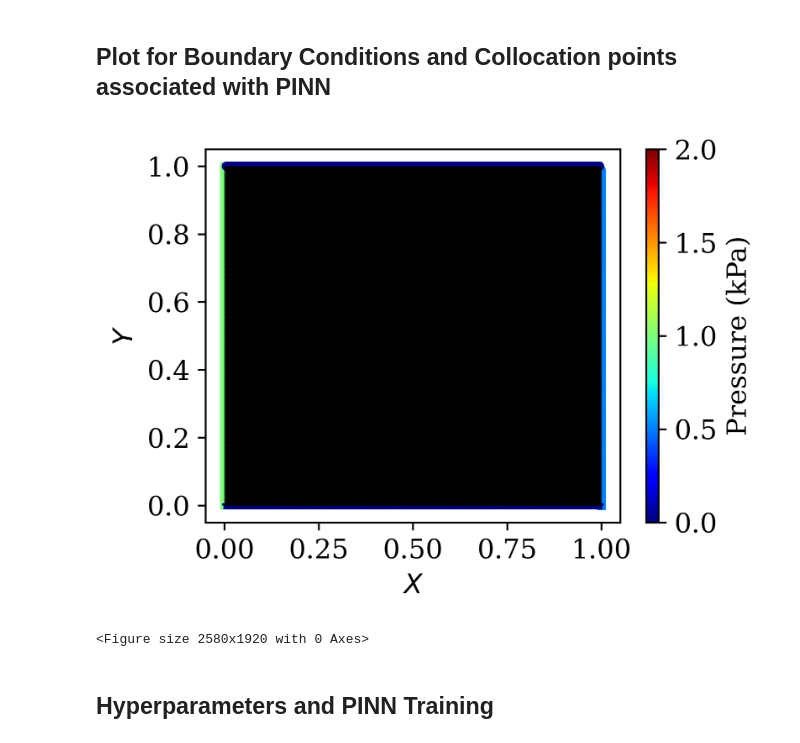
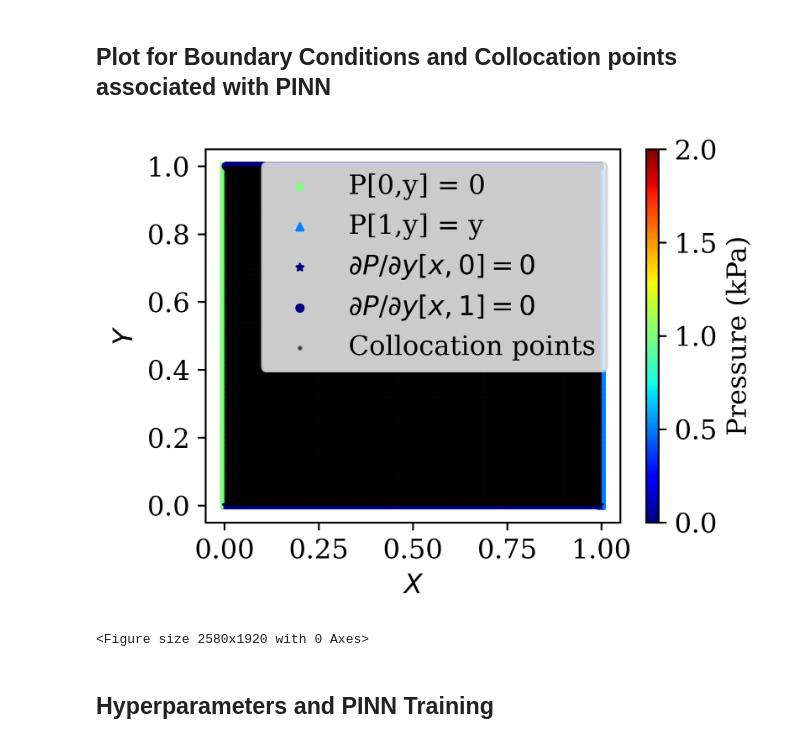
Before and after one commit to EMSL-Computing/Pore2Chip, a Jupyter notebook: examples/example_7_flow_2d_pinn_on_XCT.ipynb, the cells around one changed output. Cells and saved outputs as stored; diff of their text form; code cells hidden in the pictures.

```diff
--- a/examples/example_7_flow_2d_pinn_on_XCT.ipynb
+++ b/examples/example_7_flow_2d_pinn_on_XCT.ipynb
@@ -122,11 +126,11 @@ norm_coeff = coeff/max_coeff
 # %%
 # Plot for the Boundary conditions and collocation for training
 x_b1, y_b1, bc_1, x_b2, y_b2, bc_2, x_b3, y_b3, bc_3, x_b4, y_b4, bc_4, x_c, y_c, conds, colloc = generate_BCs_and_colloc_xct(X, Y, norm_P1, norm_P2, dP_dy1, dP_dy2)
 
-plot_boundary_conditions(x_b1, y_b1, bc_1, x_b2, y_b2, bc_2, x_b3, y_b3, bc_3, x_b4, y_b4, bc_4, x_c, y_c, results_dir)
+plot_boundary_conditions2(x_b1, y_b1, bc_1, x_b2, y_b2, bc_2, x_b3, y_b3, bc_3, x_b4, y_b4, bc_4, x_c, y_c, results_dir)
 save_legend_as_image(results_dir)
 # %% [output]
-[figure, old version]
+[figure, new version]
 <Figure size 2580x1920 with 0 Axes>
 # %% [markdown]
 ## Hyperparameters and PINN Training
```
Also changed, not shown: parts of 2 cells of this notebook, 6 other files.
